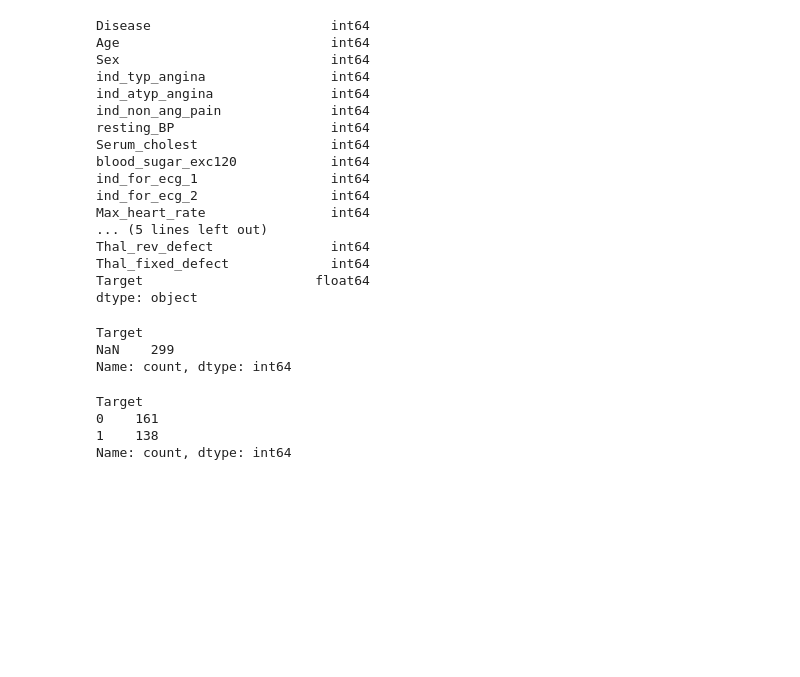
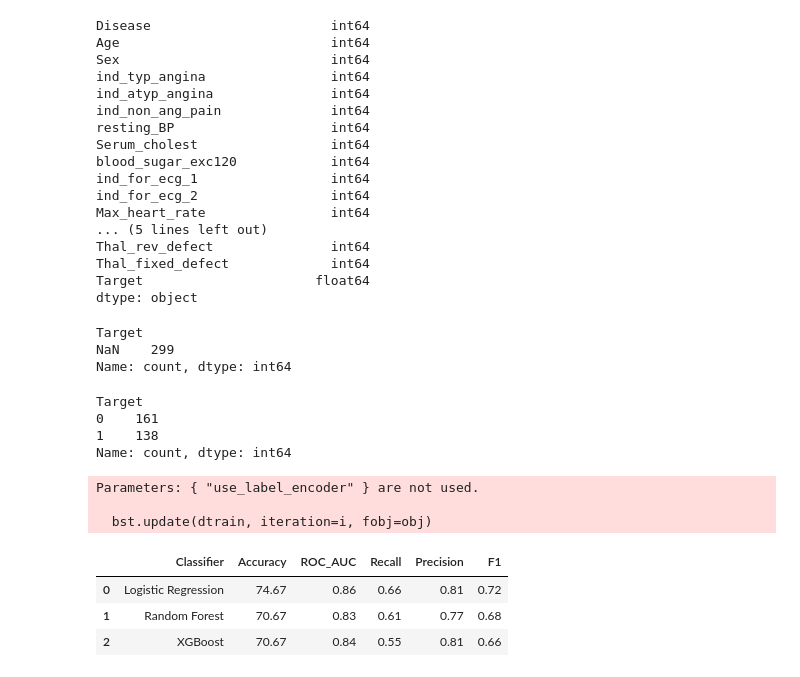
Before and after one commit to nibu-pamplaniyil/Heart, a Jupyter notebook: jupiter.ipynb, the cells around one changed output. Saved outputs shown, nothing was run; the diff lists cells and outputs as text; code cells hidden in the pictures; blank space fills up the shorter version.

Commit message:
Checking score for each algorithms

```diff
--- a/jupiter.ipynb
+++ b/jupiter.ipynb
@@ -338,3 +338,43 @@ Target
 0    161
 1    138
 Name: count, dtype: int64
+# %%
+def encode_all_strings(df):
+    df_encoded = df.copy()
+    le = LabelEncoder()
+    for col in df_encoded.columns:
+        if df_encoded[col].dtype == 'object':
+            df_encoded[col] = le.fit_transform(df_encoded[col])
+    return df_encoded
+
+My_data_encoded = encode_all_strings(My_data)
+# %%
+X = My_data_encoded.drop(['Target', 'Disease'], axis=1)
+y = My_data_encoded['Target']
+# %%
+X_train, X_val, y_train, y_val = train_test_split(X, y, test_size=0.25, random_state=0)
+# %%
+def score_summary(names, classifiers):
+    """
+    Calculates Accuracy, ROC_AUC, Recall, Precision, and F1-score and returns a DataFrame.
+    """
+    cols = ["Classifier", "Accuracy", "ROC_AUC", "Recall", "Precision", "F1"]
+    results = []
+
+    for name, clf in zip(names, classifiers):
+        clf.fit(X_train, y_train)
+        pred = clf.predict(X_val)
+        pred_proba = clf.predict_proba(X_val)[:, 1]
+
+        acc = accuracy_score(y_val, pred)
+        fpr, tpr, _ = roc_curve(y_val, pred_proba)
+        roc_auc = auc(fpr, tpr)
+        cm = confusion_matrix(y_val, pred)
+
+        recall = cm[1,1] / (cm[1,1] + cm[1,0])
+        precision = cm[1,1] / (cm[1,1] + cm[0,1])
+        f1 = 2 * recall * precision / (recall + precision)
+
+        results.append([name, acc * 100, roc_auc, recall, precision, f1])
+
+    return pd.DataFrame(results, columns=cols).round(2)
@@ -340,0 +386,11 @@ Name: count, dtype: int64
+# %%
+results_df = score_summary(names, classifiers)
+display(results_df)
+# %% [output]
+Parameters: { "use_label_encoder" } are not used.
+
+  bst.update(dtrain, iteration=i, fobj=obj)
+|  | Classifier | Accuracy | ROC_AUC | Recall | Precision | F1 |
+| 0 | Logistic Regression | 74.67 | 0.86 | 0.66 | 0.81 | 0.72 |
+| 1 | Random Forest | 70.67 | 0.83 | 0.61 | 0.77 | 0.68 |
+| 2 | XGBoost | 70.67 | 0.84 | 0.55 | 0.81 | 0.66 |
```
Also changed, not shown: parts of 1 cell of this notebook.
